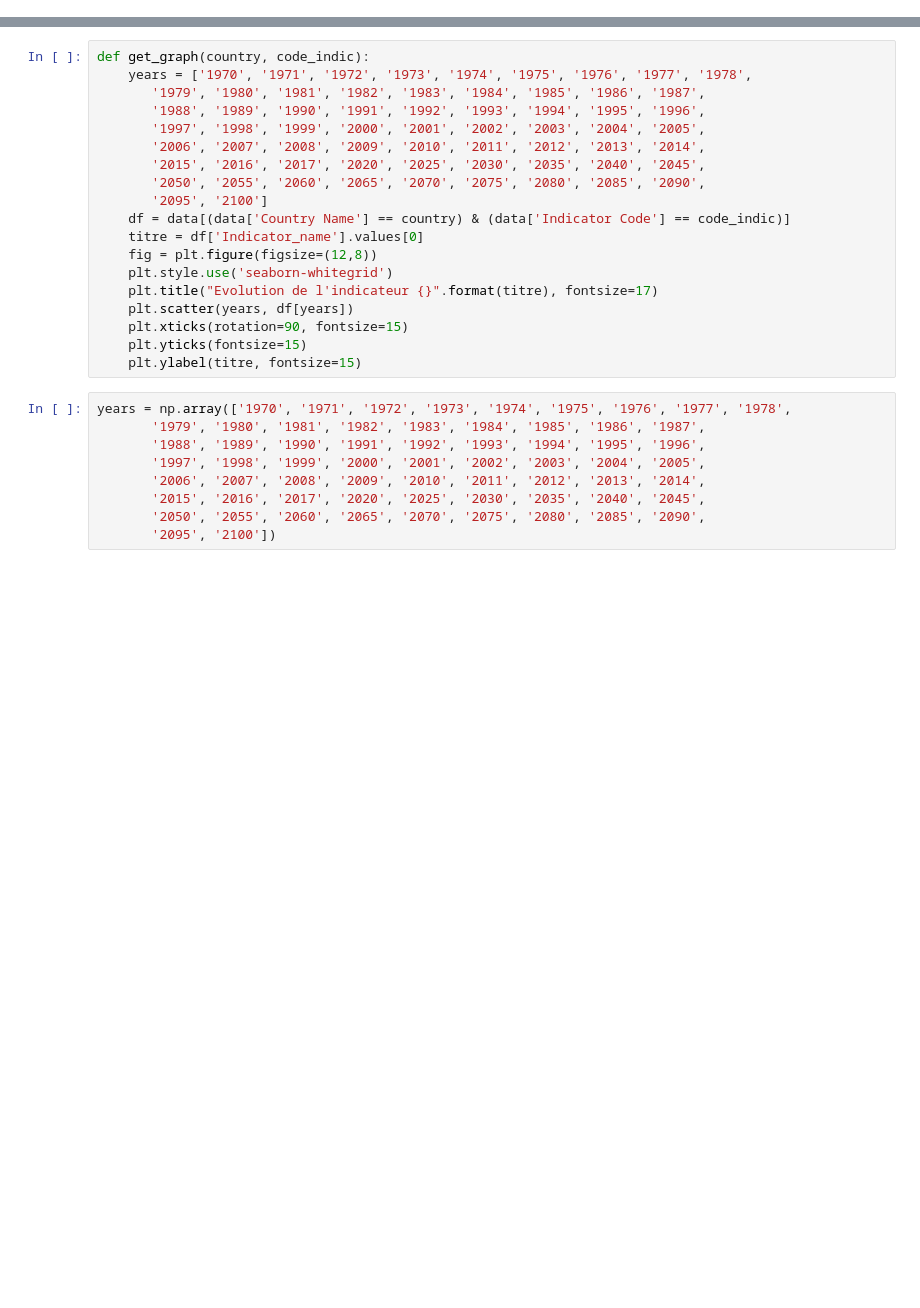
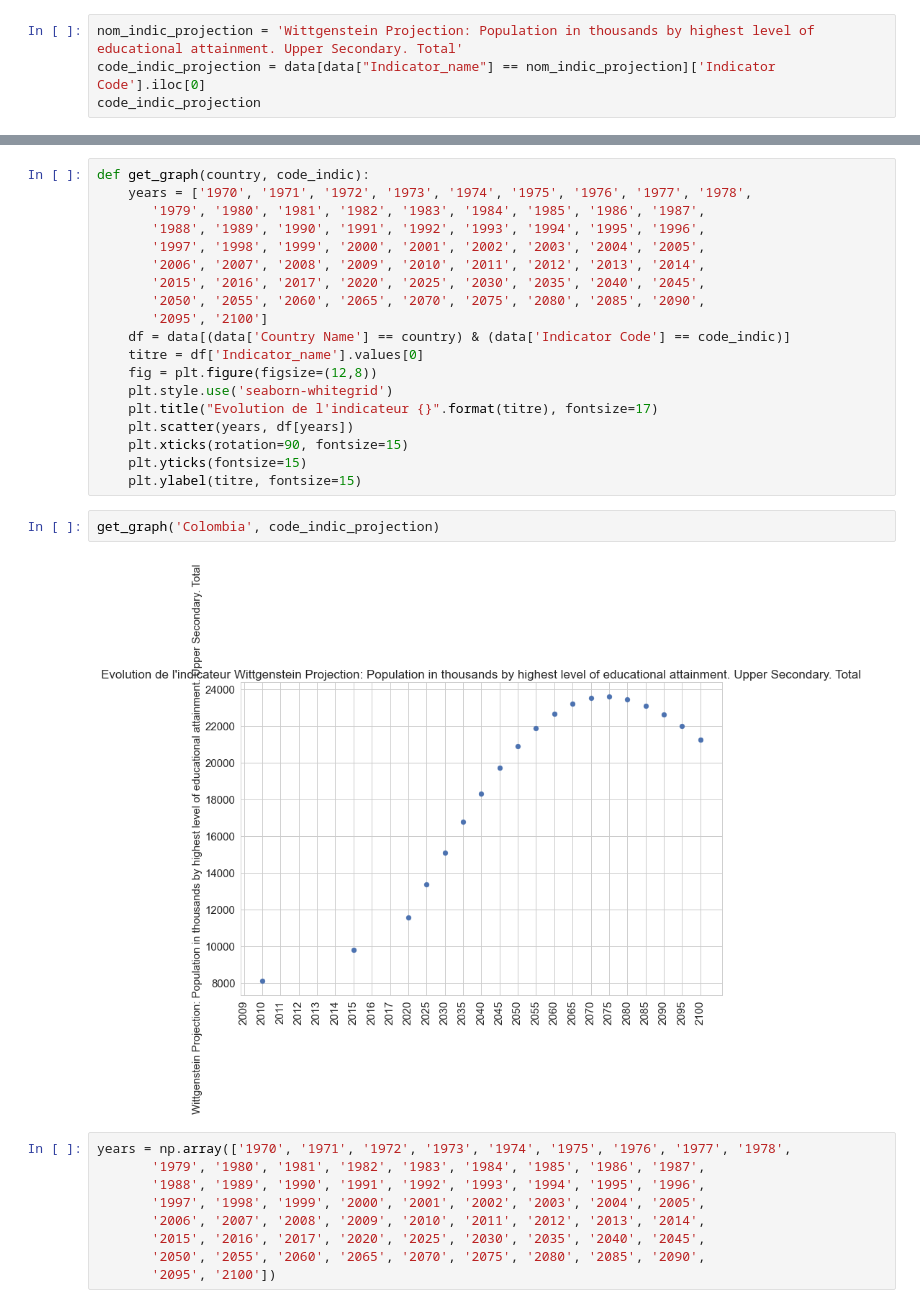
Before and after one commit to khub41/OC_P02, a Jupyter notebook: data_clean.ipynb, the cells around one changed output, grey strips where cells are left out. Drawn from its saved outputs; the diff is of its cells as text; blank space fills up the shorter version.

Commit message:
Ajout titres et projections

```diff
--- a/data_clean.ipynb
+++ b/data_clean.ipynb
@@ -1906,0 +1910,4 @@ array(['Argentina', 'Brazil', 'China', 'Colombia', 'East Asia & Pacific',
+# %%
+nom_indic_projection = 'Wittgenstein Projection: Population in thousands by highest level of educational attainment. Upper Secondary. Total'
+code_indic_projection = data[data["Indicator_name"] == nom_indic_projection]['Indicator Code'].iloc[0]
+code_indic_projection
@@ -1925,6 +1934,10 @@ def get_graph(country, code_indic):
     plt.xticks(rotation=90, fontsize=15)
     plt.yticks(fontsize=15)
     plt.ylabel(titre, fontsize=15)
+# %%
+get_graph('Colombia', code_indic_projection)
+# %% [output]
+[figure, added]
 # %%
 years = np.array(['1970', '1971', '1972', '1973', '1974', '1975', '1976', '1977', '1978',
        '1979', '1980', '1981', '1982', '1983', '1984', '1985', '1986', '1987',
```
Also changed, not shown: parts of 56 cells of this notebook.
